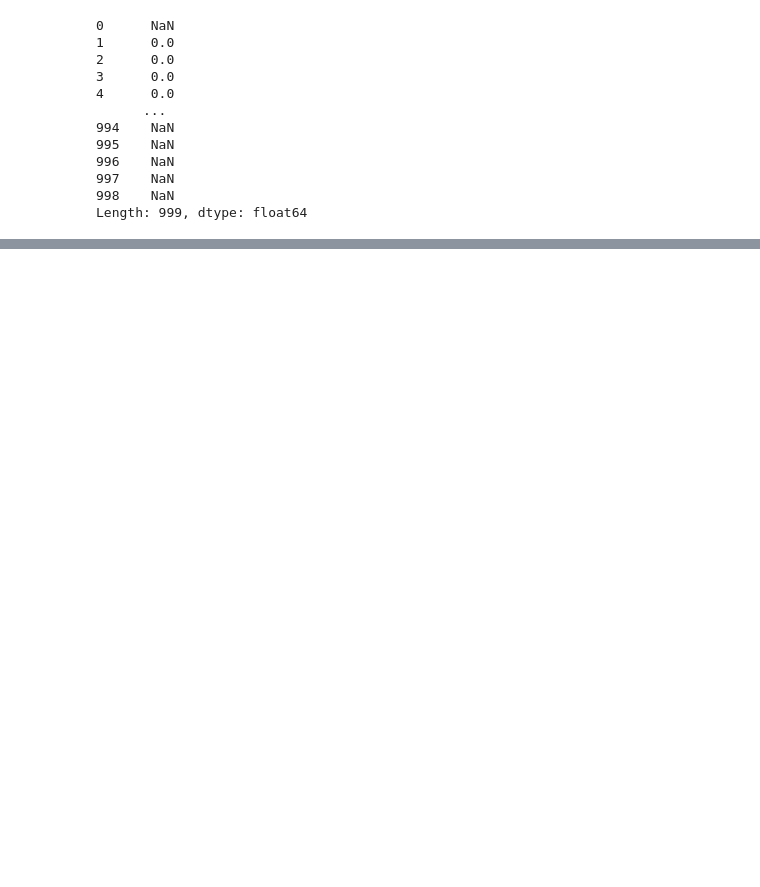
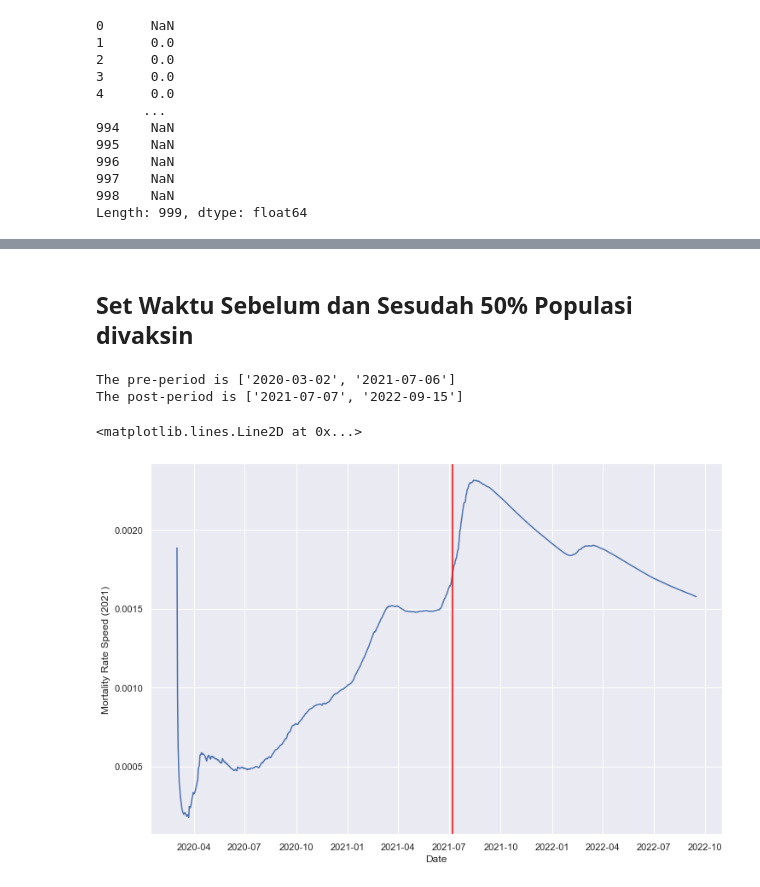
Before and after one commit to rahilaode/Vaccination-and-Mortality-Rate-Speed-of-Covid-19-in-2022, a Jupyter notebook: Pengaruh antara Vaksinasi dengan Angka Kematian Covid-19 pada Lima Provinsi di Indonesia Tahun 2021.ipynb, the cells around one changed output, grey strips where cells are left out. Cells and saved outputs as stored; diff of their text form; code cells hidden in the pictures; blank space fills up the shorter version.

```diff
--- a/Pengaruh antara Vaksinasi dengan Angka Kematian Covid-19 pada Lima Provinsi di Indonesia Tahun 2021.ipynb
+++ b/Pengaruh antara Vaksinasi dengan Angka Kematian Covid-19 pada Lima Provinsi di Indonesia Tahun 2021.ipynb
@@ -948,0 +1026,3 @@ df_babel.head()
+# %%
+df = df[df['Total Days'] != 0]
+df.head()
@@ -948,0 +1060,6 @@ df_babel.head()
+# %%
+df_jkt = df[df['Province'] == 'DKI Jakarta']
+df_kaltim = df[df['Province'] == 'Kalimantan Timur']
+df_diy = df[df['Province'] == 'Daerah Istimewa Yogyakarta']
+df_kaltara = df[df['Province'] == 'Kalimantan Utara']
+df_bali = df[df['Province'] == 'Bali']
@@ -1402,0 +1566,3 @@ Koefisien korelasi =  -0.8940390167182426
+# %%
+df_jkt = df_jkt.dropna(subset=['Mortality Rate Speed (2021)'])
+df_jkt
@@ -1402,0 +1583,3 @@ Koefisien korelasi =  -0.8940390167182426
+# %%
+#Sesudah 50% Populasi divaksinasi
+df_jkt_after50vac = df_jkt[df_jkt['total_vaksin_1'] >= df_jkt['Population 2021'].max()/2]
@@ -1402,0 +1609,23 @@ Koefisien korelasi =  -0.8940390167182426
+# %% [markdown]
+## Set Waktu Sebelum dan Sesudah 50% Populasi divaksin
+# %%
+# Set pre-period
+pre_period = [str(df_jkt_before50vac.Date.min())[:10], str(df_jkt_before50vac.Date.max())[:10]]
+
+# Set post-period
+post_period = [str(df_jkt_after50vac.Date.min())[:10], str(df_jkt_after50vac.Date.max())[:10]]
+
+# Print out the values
+print(f'The pre-period is {pre_period}')
+print(f'The post-period is {post_period}')
+# %% [output]
+The pre-period is ['2020-03-02', '2021-07-06']
+The post-period is ['2021-07-07', '2022-09-15']
+# %%
+# Visualize data using seaborn
+sns.set(rc={'figure.figsize':(12,8)})
+sns.lineplot(x=df_jkt.Date, y=df_jkt['Mortality Rate Speed (2021)'])
+plt.axvline(x= df_jkt['Date'][df_jkt['Date'] == df_jkt_after50vac.Date.min()], color='red')
+# %% [output]
+<matplotlib.lines.Line2D at 0x...>
+[figure, added]
```
Also changed, not shown: parts of 69 cells of this notebook, 4 other files.
